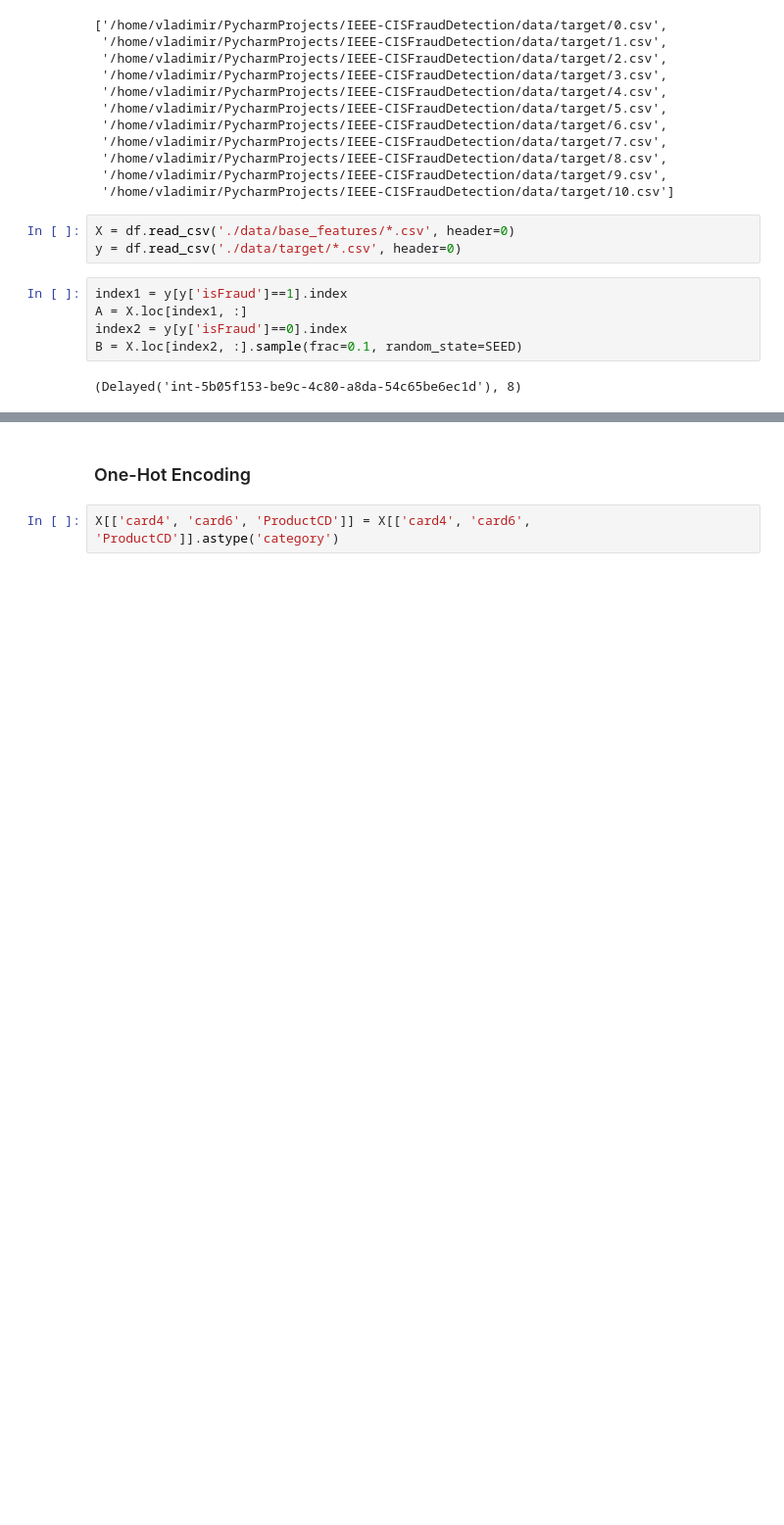
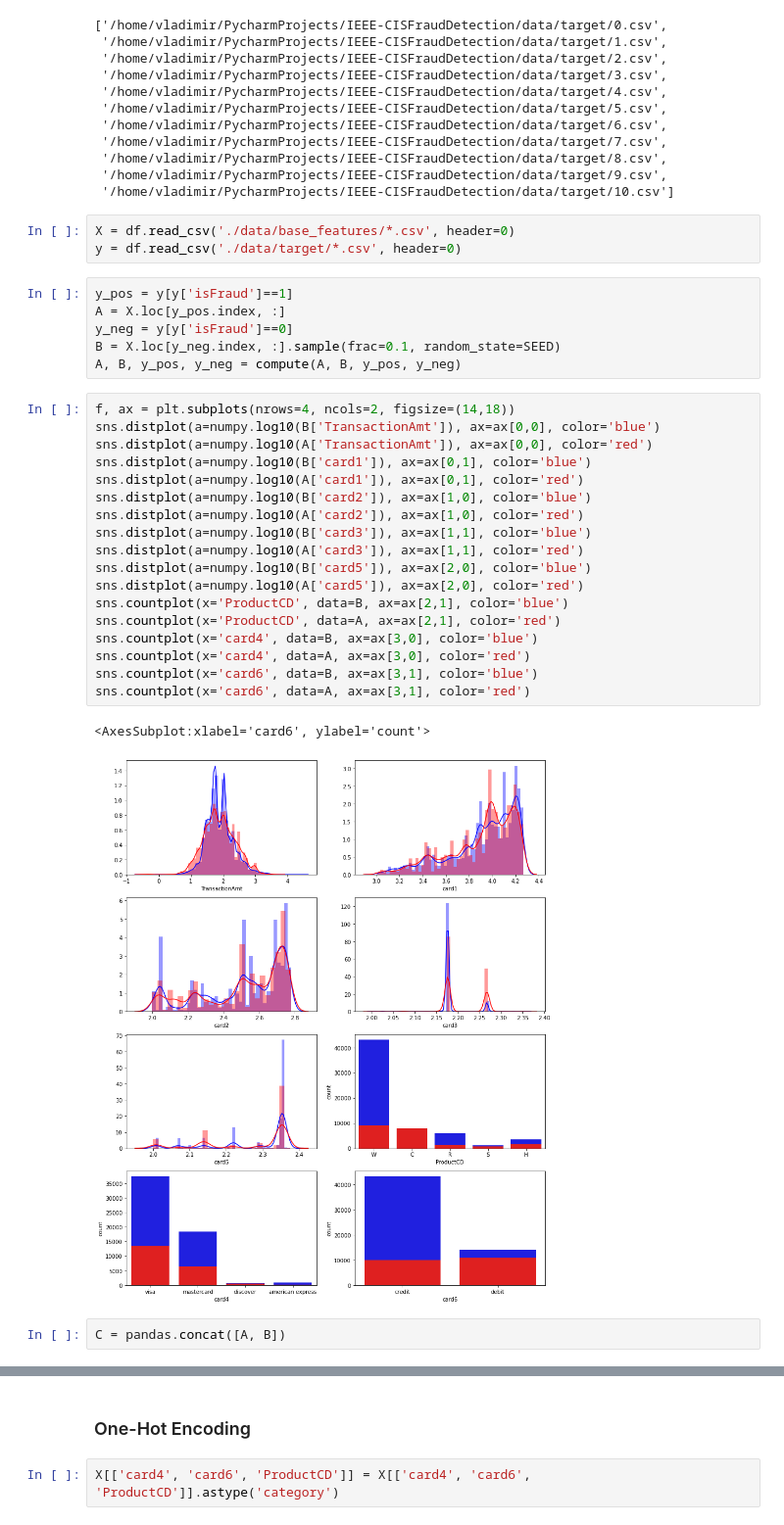
Before and after one commit to VladimirIsakov91/IEEE-CISFraudDetection, a Jupyter notebook: IEEE-CISFraudDetection.ipynb, the cells around one changed output, grey strips where cells are left out. Shown at 98% size. Drawn from its saved outputs; the diff is of its cells as text; blank space fills up the shorter version.

Commit message:
Visualization
Add univariate, t-sne visualizations.

```diff
--- a/IEEE-CISFraudDetection.ipynb
+++ b/IEEE-CISFraudDetection.ipynb
@@ -128,9 +130,31 @@ In order to preserve order between partitions paths created with ``name_function
 X = df.read_csv('./data/base_features/*.csv', header=0)
 y = df.read_csv('./data/target/*.csv', header=0)
 # %%
-index1 = y[y['isFraud']==1].index
-A = X.loc[index1, :]
-index2 = y[y['isFraud']==0].index
-B = X.loc[index2, :].sample(frac=0.1, random_state=SEED)
+y_pos = y[y['isFraud']==1]
+A = X.loc[y_pos.index, :]
+y_neg = y[y['isFraud']==0]
+B = X.loc[y_neg.index, :].sample(frac=0.1, random_state=SEED)
+A, B, y_pos, y_neg = compute(A, B, y_pos, y_neg)
-# %% [output]
-(Delayed('int-5b05f153-be9c-4c80-a8da-54c65be6ec1d'), 8)
+# %%
+f, ax = plt.subplots(nrows=4, ncols=2, figsize=(14,18))
+sns.distplot(a=numpy.log10(B['TransactionAmt']), ax=ax[0,0], color='blue')
+sns.distplot(a=numpy.log10(A['TransactionAmt']), ax=ax[0,0], color='red')
+sns.distplot(a=numpy.log10(B['card1']), ax=ax[0,1], color='blue')
+sns.distplot(a=numpy.log10(A['card1']), ax=ax[0,1], color='red')
+sns.distplot(a=numpy.log10(B['card2']), ax=ax[1,0], color='blue')
+sns.distplot(a=numpy.log10(A['card2']), ax=ax[1,0], color='red')
+sns.distplot(a=numpy.log10(B['card3']), ax=ax[1,1], color='blue')
+sns.distplot(a=numpy.log10(A['card3']), ax=ax[1,1], color='red')
+sns.distplot(a=numpy.log10(B['card5']), ax=ax[2,0], color='blue')
+sns.distplot(a=numpy.log10(A['card5']), ax=ax[2,0], color='red')
+sns.countplot(x='ProductCD', data=B, ax=ax[2,1], color='blue')
+sns.countplot(x='ProductCD', data=A, ax=ax[2,1], color='red')
+sns.countplot(x='card4', data=B, ax=ax[3,0], color='blue')
+sns.countplot(x='card4', data=A, ax=ax[3,0], color='red')
+sns.countplot(x='card6', data=B, ax=ax[3,1], color='blue')
+sns.countplot(x='card6', data=A, ax=ax[3,1], color='red')
+# %% [output]
+<AxesSubplot:xlabel='card6', ylabel='count'>
+[figure, added]
+# %%
+C = pandas.concat([A, B])
```
Also changed, not shown: parts of 6 cells of this notebook.
